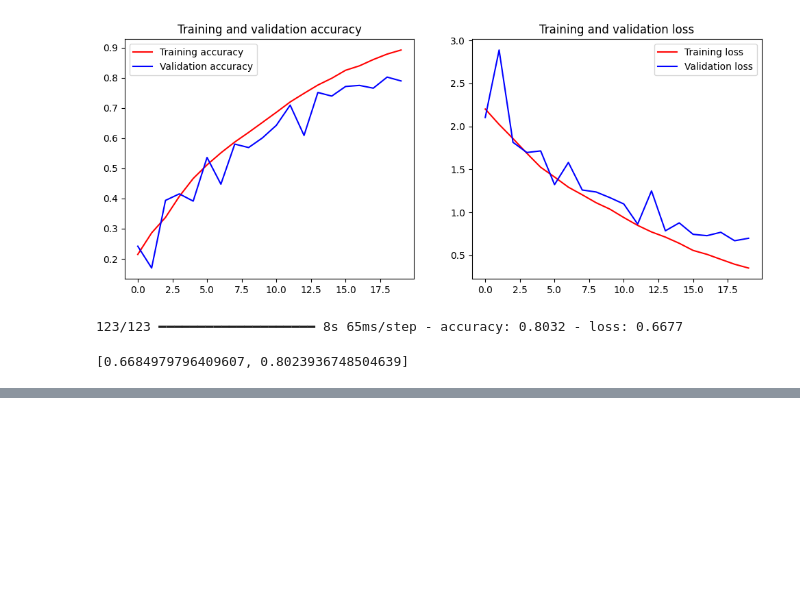
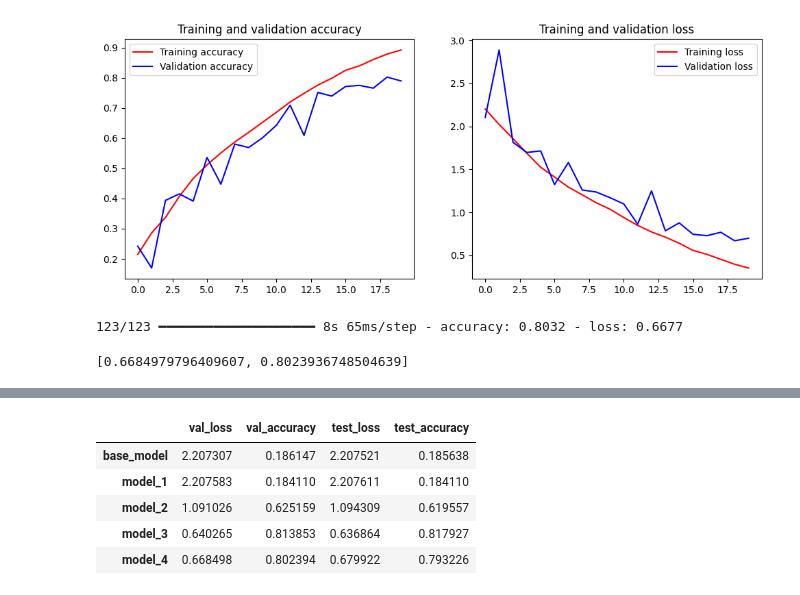
Before and after one commit to AeAre/Animals_classification_with_CNN, a Jupyter notebook: animals_classification_using_CNN.ipynb, the cells around one changed output, grey strips where cells are left out. Cells and saved outputs as stored; diff of their text form; code cells hidden in the pictures; blank space fills up the shorter version.

```diff
--- a/animals_classification_using_CNN.ipynb
+++ b/animals_classification_using_CNN.ipynb
@@ -877,0 +912,9 @@ model_4.evaluate(val_dataset)
+# %%
+df.head()
+# %% [output]
+|  | val_loss | val_accuracy | test_loss | test_accuracy |
+| base_model | 2.207307 | 0.186147 | 2.207521 | 0.185638 |
+| model_1 | 2.207583 | 0.184110 | 2.207611 | 0.184110 |
+| model_2 | 1.091026 | 0.625159 | 1.094309 | 0.619557 |
+| model_3 | 0.640265 | 0.813853 | 0.636864 | 0.817927 |
+| model_4 | 0.668498 | 0.802394 | 0.679922 | 0.793226 |
```
Also changed, not shown: parts of 4 cells of this notebook.
